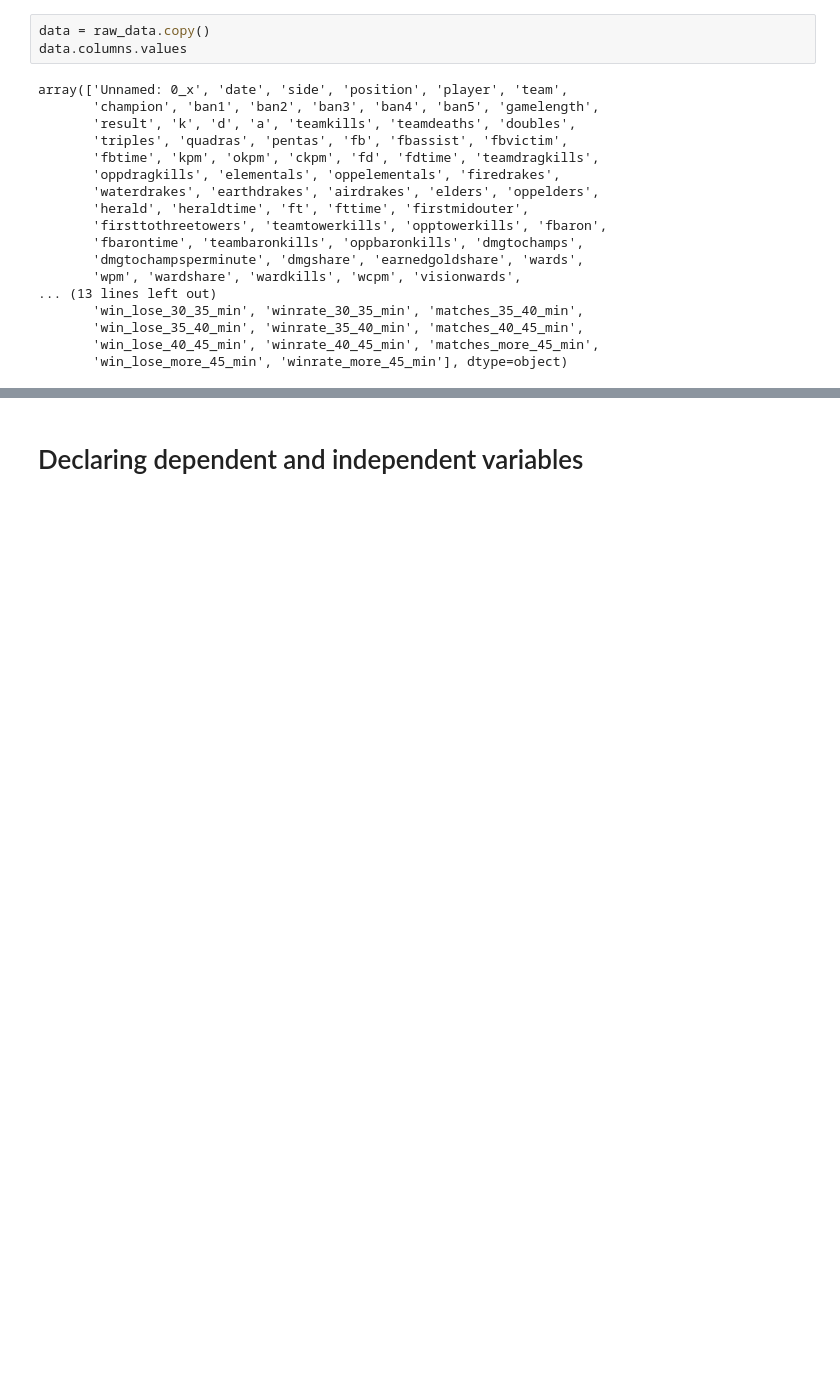
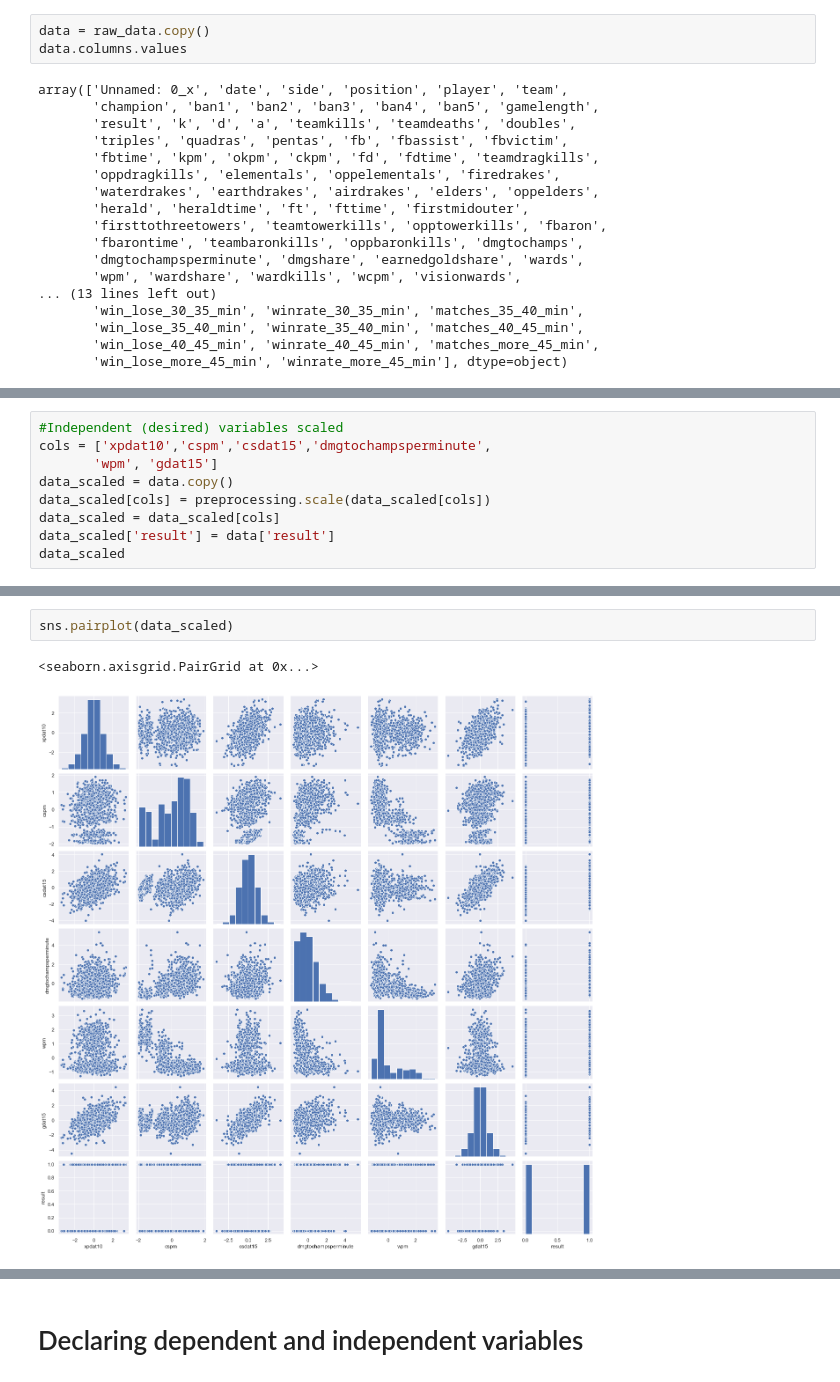
Before and after one commit to devin-cao/LoL-2019-World-Championship, a Jupyter notebook: League of Legends 2019 Worlds Analysis.ipynb, the cells around one changed output, grey strips where cells are left out. Cells and saved outputs as stored; diff of their text form; blank space fills up the shorter version.

```diff
--- a/League of Legends 2019 Worlds Analysis.ipynb
+++ b/League of Legends 2019 Worlds Analysis.ipynb
@@ -181,0 +322,9 @@ plt.show()
+# %%
+#Independent (desired) variables scaled
+cols = ['xpdat10','cspm','csdat15','dmgtochampsperminute',
+       'wpm', 'gdat15']
+data_scaled = data.copy()
+data_scaled[cols] = preprocessing.scale(data_scaled[cols])
+data_scaled = data_scaled[cols]
+data_scaled['result'] = data['result']
+data_scaled
@@ -181,0 +367,5 @@ plt.show()
+# %%
+sns.pairplot(data_scaled)
+# %% [output]
+<seaborn.axisgrid.PairGrid at 0x...>
+[figure, added]
```
Also changed, not shown: parts of 46 cells of this notebook.
